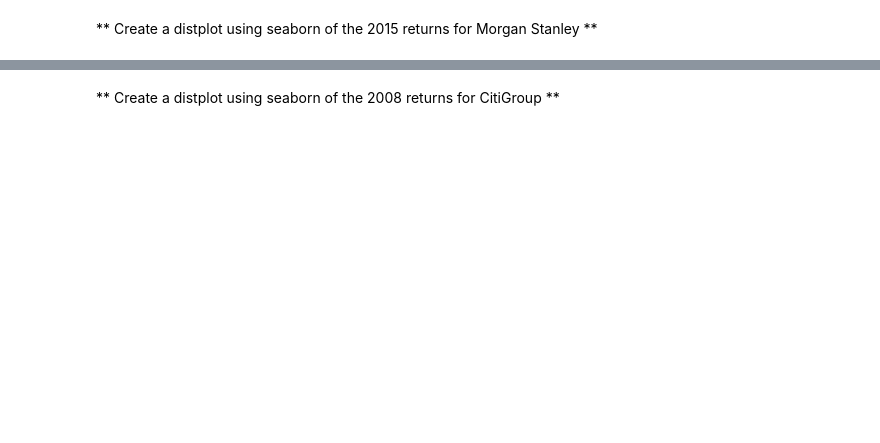
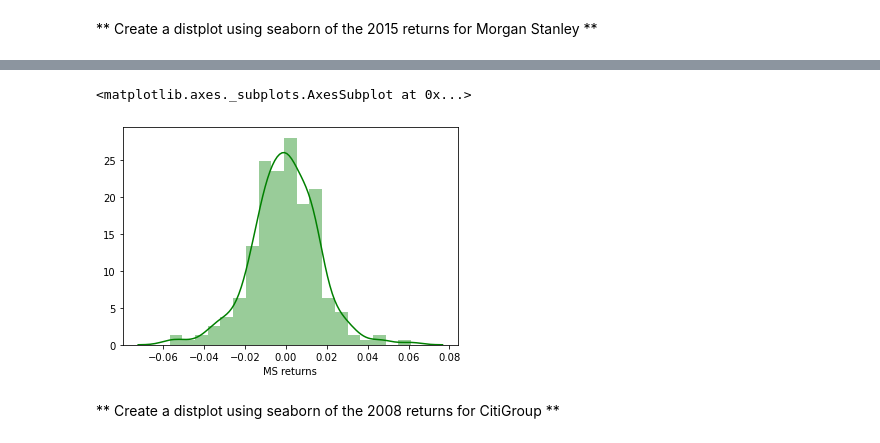
Before and after one commit to nilotpalc/Python_Tutorials, a Jupyter notebook: 10-Data-Capstone-Projects/03-Finance Project.ipynb, the cells around one changed output, grey strips where cells are left out. Saved outputs shown, nothing was run; the diff lists cells and outputs as text; code cells hidden in the pictures; blank space fills up the shorter version.

```diff
--- a/10-Data-Capstone-Projects/03-Finance Project.ipynb
+++ b/10-Data-Capstone-Projects/03-Finance Project.ipynb
@@ -160,0 +199,5 @@ dtype: float64
+# %%
+returns.reset_index(inplace=True)
+# %%
+returns['date']=pd.to_datetime(returns['date'])
+returns
@@ -160,0 +218,4 @@ dtype: float64
+# %%
+returns.set_index('date',inplace=True)
+# %%
+returns.reset_index(inplace=True)
@@ -168,2 +234,7 @@ using a non-integer number instead of an integer will result in an error in the
+# %%
+sns.distplot(returns[returns['date'].apply(lambda x:x.year)==2015]['MS returns'],color='green')
+# %% [output]
+<matplotlib.axes._subplots.AxesSubplot at 0x...>
+[figure, added]
 # %% [markdown]
 ** Create a distplot using seaborn of the 2008 returns for CitiGroup **
```
Also changed, not shown: parts of 37 cells of this notebook, 4 other files.
